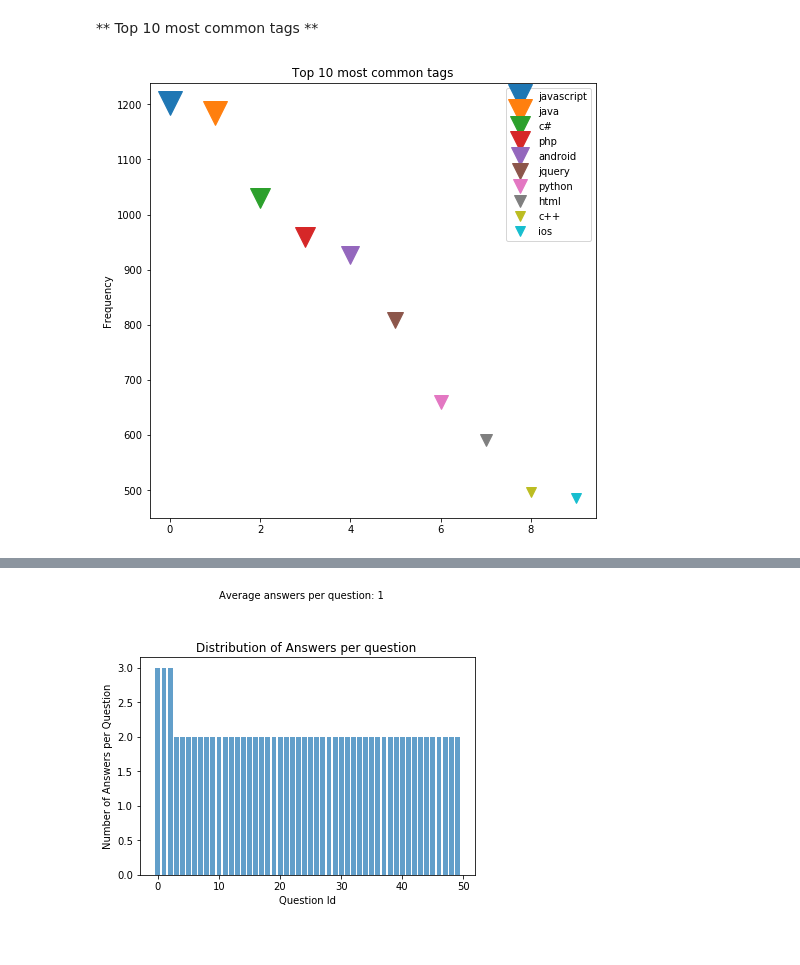
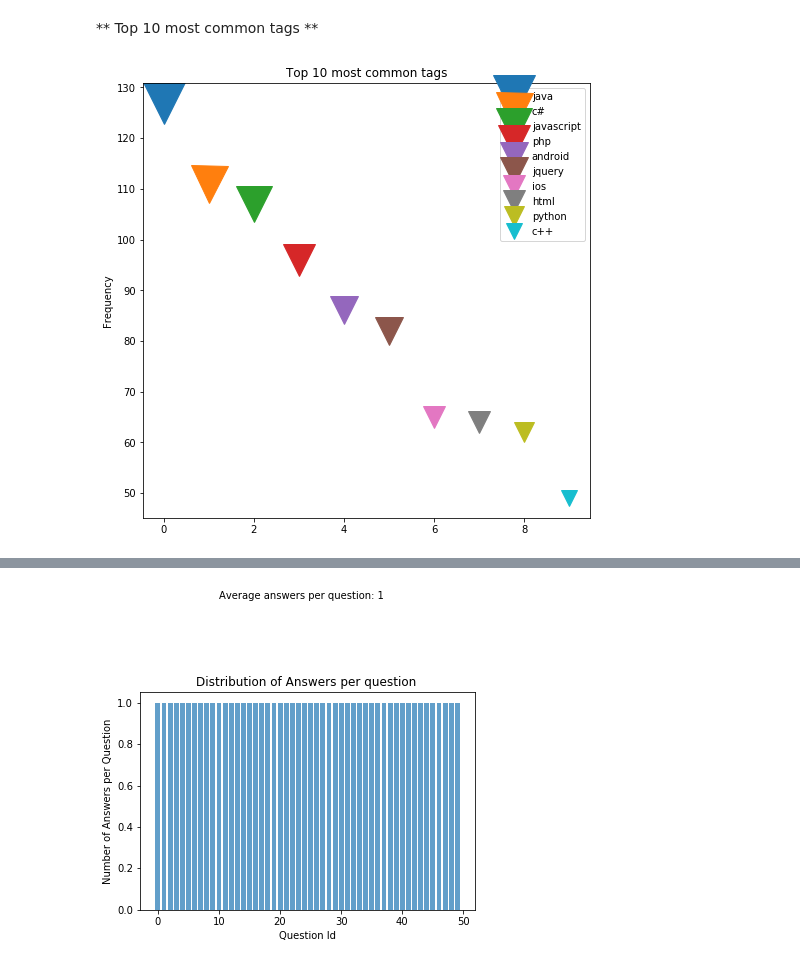
Before and after one commit to rachitrawat/SpamShield, a Jupyter notebook: notebook/IR-Notebook.ipynb, the cells around one changed output, grey strips where cells are left out. Cells and saved outputs as stored; diff of their text form; code cells hidden in the pictures.

Commit message:
Normalize terms: use regex and lowercase
Signed-off-by: rachitrawat <rachit.rc.rawat@gmail.com>

```diff
--- a/notebook/IR-Notebook.ipynb
+++ b/notebook/IR-Notebook.ipynb
@@ -108,16 +111,16 @@ def tfidf(word, blob, bloblist):
 
 # (1264216, 7)
 # Columns (Id, OwnerUserId, CreationDate, ClosedDate, Score, Title, Body)
-# frame every 100th question (resource restraints)
-questions_df = pd.read_csv(dataset_dir+dataset_dir_questions, encoding='latin1').iloc[::100, :]
+# frame every 1000th question (resource restraints)
+questions_df = pd.read_csv(dataset_dir+dataset_dir_questions, encoding='latin1').iloc[::10000, :]
 
 # (2014516, 6)
 # Columns (Id, OwnerUserId, CreationDate, ParentId, Score, Body)
-# frame every 100th answer (resource restraints)
-answers_df = pd.read_csv(dataset_dir+dataset_dir_answers, encoding='latin1').iloc[::100, :]
+# frame every 1000th answer (resource restraints)
+answers_df = pd.read_csv(dataset_dir+dataset_dir_answers, encoding='latin1').iloc[::1000, :]
 
 # (3750994, 2)
 # Columns (Id, Tag)
-# frame every 100th tag (resource restraints)
-tags_df = pd.read_csv(dataset_dir+dataset_dir_tags, encoding='latin1').iloc[::100, :]
+# frame every 1000th tag (resource restraints)
+tags_df = pd.read_csv(dataset_dir+dataset_dir_tags, encoding='latin1').iloc[::1000, :]
 # %% [markdown]
@@ -149,10 +152,10 @@ questions_df.head(10)
 # %%
- # Remove HTML tags and stop words from body and title column
+ # Remove HTML tags, stop words, symbols from body and title column and convert to lowercase
 for index, row in questions_df.iterrows():
-    questions_df.at[index, 'Body']= ' '.join([word for word in strip_tags(row[6]).split() if word not in cachedStopWords])
-    questions_df.at[index, 'Title']= ' '.join([word for word in strip_tags(row[5]).split() if word not in cachedStopWords])
+    questions_df.at[index, 'Body']= ' '.join([word for word in re.sub(r'[^\w]', ' ', strip_tags(row[6])).lower().split() if word not in cachedStopWords])
+    questions_df.at[index, 'Title']= ' '.join([word for word in re.sub(r'[^\w]', ' ', strip_tags(row[5])).lower().split() if word not in cachedStopWords])
 
-# Remove HTML tags and stop words from body column
+ # Remove HTML tags, stop words, symbols from body and convert to lowercase
 for index, row in answers_df.iterrows():
-    answers_df.at[index, 'Body']= ' '.join([word for word in strip_tags(row[5]).split() if word not in cachedStopWords])
+    answers_df.at[index, 'Body']= ' '.join([word for word in re.sub(r'[^\w]', ' ', strip_tags(row[5])).lower().split() if word not in cachedStopWords])
 # %% [markdown]
@@ -254,7 +267,7 @@ x, y = zip(*tags_tally.most_common(10))
 colormap = plt.cm.gist_ncar #nipy_spectral, Set1,Paired
 colors = [colormap(i) for i in np.linspace(0, 0.8,50)]
 
-area = [i/50 for i in list(y)]   # 0 to 15 point radiuses
+area = [i/3 for i in list(y)]   # 0 to 15 point radiuses
 plt.figure(figsize=(8,8))
 plt.ylabel("Frequency")
 plt.title("Top 10 most common tags")
@@ -264,22 +277,22 @@ for i in range(len(y)):
 plt.legend(numpoints=1)
 plt.show()
 # %% [output]
-[figure, old version]
+[figure, new version]
 # %% [markdown]
 ![](http://)![](http://)**Distribution  - number of answers per question**
 # %%
 ans_per_question = collections.Counter(answers_df['ParentId'])
 answerid,noAnswers= zip(*ans_per_question.most_common())
 
 N=50
 plt.bar(range(N), noAnswers[:N], align='center', alpha=0.7)
 #plt.xticks(y_pos, objects)
 
 plt.ylabel('Number of Answers per Question')
 plt.xlabel('Question Id')
 plt.title('Distribution of Answers per question ')
-plt.text(10,4,"Average answers per question: "+str(math.floor((np.mean(noAnswers)))))
+plt.text(10,1.5,"Average answers per question: "+str(math.floor((np.mean(noAnswers)))))
 
 plt.show()
 # %% [output]
-[figure, old version]
+[figure, new version]
```
Also changed, not shown: parts of 13 cells of this notebook, 1 other file.
